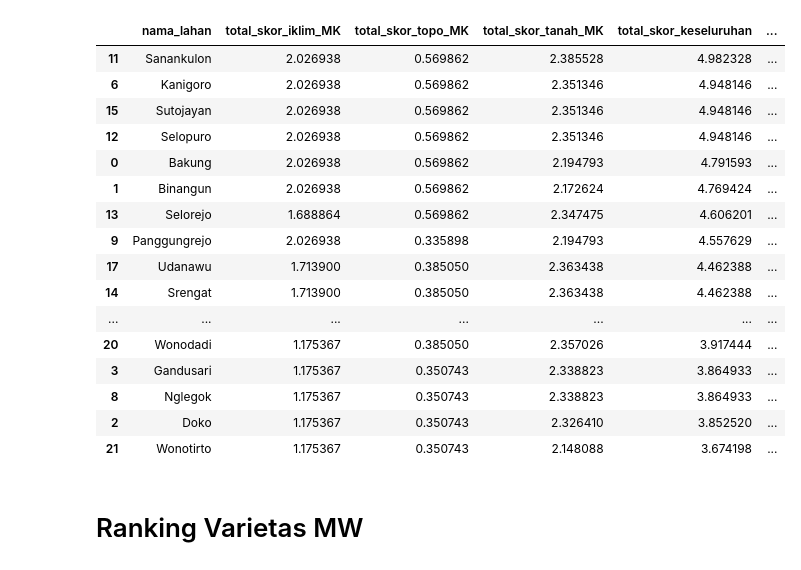
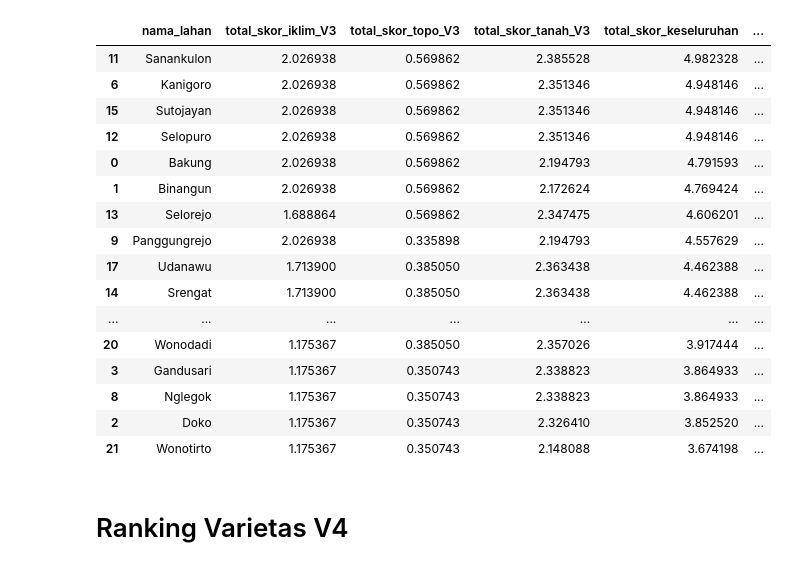
Before and after one commit to rizkyyurdan26/ahp_pm, a Jupyter notebook: ranking.ipynb, the cells around one changed output. Cells and saved outputs as stored; diff of their text form; code cells hidden in the pictures.

```diff
--- a/ranking.ipynb
+++ b/ranking.ipynb
@@ -148,45 +150,46 @@ df_combined_sorted
 # %%
 # Mengimpor variabel dari masing-masing notebook
-total_skor_tanah_MK = load_variable_from_notebook('pm_tanah.ipynb', 'total_skor_tanah_MK')
-total_skor_topo_MK = load_variable_from_notebook('pm_topografi.ipynb', 'total_skor_topo_MK')
-skor_total_iklim_MK = load_variable_from_notebook('pm_iklim.ipynb', 'skor_total_iklim_MK')  # Ganti nama variabel yang dimuat
+total_skor_tanah_V3 = load_variable_from_notebook('pm_tanah.ipynb', 'total_skor_tanah_V3')
+total_skor_topo_V3 = load_variable_from_notebook('pm_topografi.ipynb', 'total_skor_topo_V3')
+skor_total_iklim_V3 = load_variable_from_notebook('pm_iklim.ipynb', 'skor_total_iklim_V3')  # Ganti nama variabel yang dimuat
 
 # Membuat DataFrame dari setiap variabel yang telah diimpor
 import pandas as pd
 
 # Menggabungkan DataFrame berdasarkan 'nama_lahan'
-df_tanah = total_skor_tanah_MK[['nama_lahan', 'total_skor_tanah_MK']]
-df_topo = total_skor_topo_MK[['nama_lahan', 'total_skor_topo_MK']]
-df_iklim = skor_total_iklim_MK[['nama_lahan', 'total_skor_iklim_MK']]  # Pastikan nama variabel sesuai
+df_tanah = total_skor_tanah_V3[['nama_lahan', 'total_skor_tanah_V3']]
+df_topo = total_skor_topo_V3[['nama_lahan', 'total_skor_topo_V3']]
+df_iklim = skor_total_iklim_V3[['nama_lahan', 'total_skor_iklim_V3']]  # Pastikan nama variabel sesuai
 
 df_combined = pd.merge(df_iklim, df_topo, on='nama_lahan')
 df_combined = pd.merge(df_combined, df_tanah, on='nama_lahan')
 
 # Menambahkan kolom baru untuk total skor keseluruhan
 df_combined['total_skor_keseluruhan'] = (
-    df_combined['total_skor_iklim_MK'] +
-    df_combined['total_skor_topo_MK'] +
-    df_combined['total_skor_tanah_MK']
+    df_combined['total_skor_iklim_V3'] +
+    df_combined['total_skor_topo_V3'] +
+    df_combined['total_skor_tanah_V3']
 )
 
 # Mengurutkan DataFrame berdasarkan 'total_skor_keseluruhan' secara descending
 df_combined_sorted = df_combined.sort_values(by='total_skor_keseluruhan', ascending=False)
 
 # Menambahkan kolom ranking
 df_combined_sorted['ranking'] = range(1, len(df_combined_sorted) + 1)
 
 # Menyusun ulang kolom sehingga 'ranking' berada setelah 'total_skor_keseluruhan'
 cols = df_combined_sorted.columns.tolist()
 col_pos = cols.index('total_skor_keseluruhan') + 1  # Dapatkan posisi setelah 'total_skor_keseluruhan'
 cols.insert(col_pos, cols.pop(cols.index('ranking')))  # Pindahkan 'ranking' ke posisi yang diinginkan
 
 # Menerapkan urutan kolom baru
 df_combined_sorted = df_combined_sorted[cols]
 
 # Menampilkan DataFrame yang telah disusun
 df_combined_sorted
+# df_combined_sorted.to_excel('ranking_V3.xlsx')
 # %% [output]
-|  | nama_lahan | total_skor_iklim_MK | total_skor_topo_MK | total_skor_tanah_MK | total_skor_keseluruhan | ... |
+|  | nama_lahan | total_skor_iklim_V3 | total_skor_topo_V3 | total_skor_tanah_V3 | total_skor_keseluruhan | ... |
 | 11 | Sanankulon | 2.026938 | 0.569862 | 2.385528 | 4.982328 | ... |
 | 6 | Kanigoro | 2.026938 | 0.569862 | 2.351346 | 4.948146 | ... |
 | 15 | Sutojayan | 2.026938 | 0.569862 | 2.351346 | 4.948146 | ... |
@@ -204,6 +207,6 @@ df_combined_sorted
 | 2 | Doko | 1.175367 | 0.350743 | 2.326410 | 3.852520 | ... |
 | 21 | Wonotirto | 1.175367 | 0.350743 | 2.148088 | 3.674198 | ... |
 # %% [markdown]
-# Ranking Varietas MW
+# Ranking Varietas V4
 # %%
 # Mengimpor variabel dari masing-masing notebook
```
Also changed, not shown: parts of 8 cells of this notebook, 20 other files.
